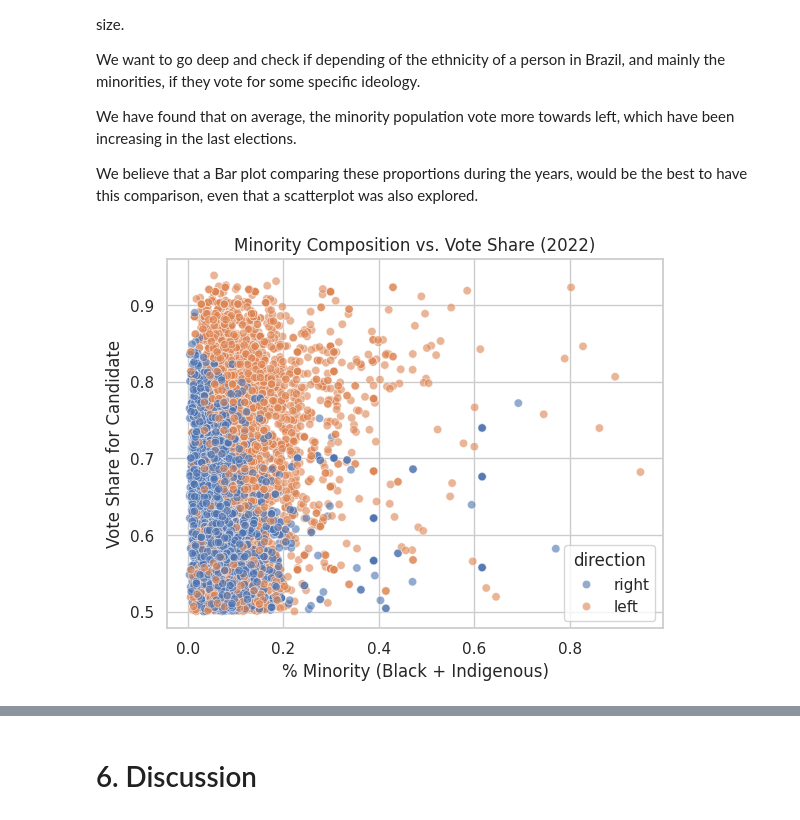
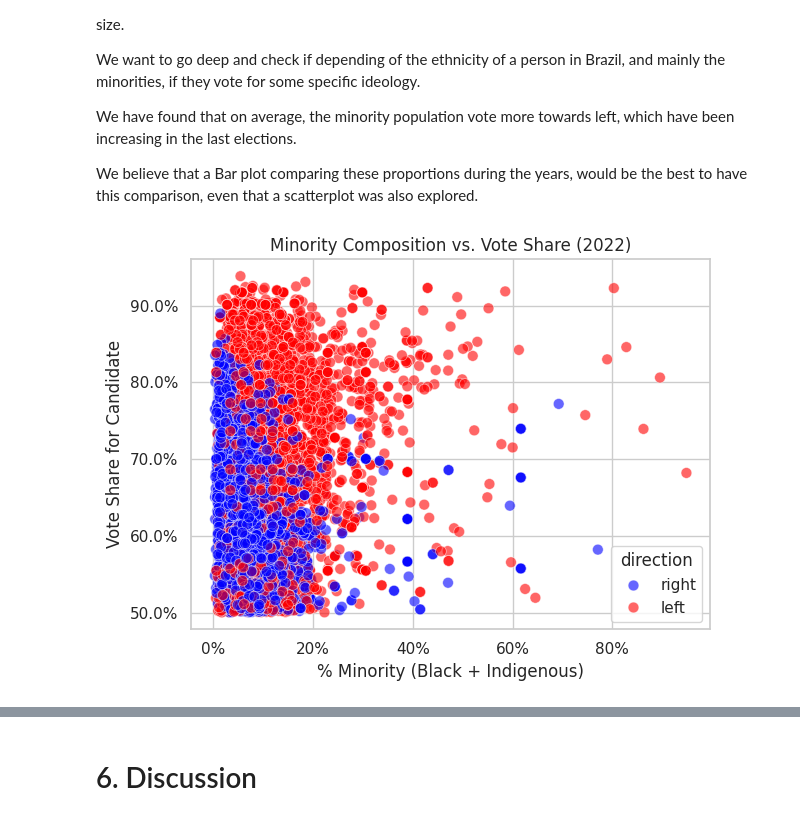
Before and after one commit to alonakonst/alonakonst.github.io, a Jupyter notebook: notebook.ipynb, the cells around one changed output, grey strips where cells are left out. Saved outputs shown, nothing was run; the diff lists cells and outputs as text; code cells hidden in the pictures.

```diff
--- a/notebook.ipynb
+++ b/notebook.ipynb
@@ -1348,18 +1365,36 @@ We have found that on average, the minority population vote more towards left, w
 
 We believe that a Bar plot comparing these proportions during the years, would be the best to have this comparison, even that a scatterplot was also explored.
 # %%
+import matplotlib.ticker as mtick
+
+palette = {
+    "left":  "#FF0000",   # red
+    "right": "#0000FF"    # blue
+}
+
 sns.scatterplot(
-    data=full_df[full_df['year'] == 2022],
-    x='Minority_pct',
-    y='pc_votos_validos',
-    hue='direction',
-    alpha=0.6
+    data  = full_df[full_df["year"] == 2022],
+    x     = "Minority_pct",
+    y     = "pc_votos_validos",
+    hue   = "direction",
+    palette = palette,        # <-- custom colours
+    alpha   = 0.6,
+    s       = 60,             # marker size
+    edgecolor = "white",      # thin white outline
+    linewidth = 0.5
 )
 plt.title("Minority Composition vs. Vote Share (2022)")
 plt.xlabel("% Minority (Black + Indigenous)")
 plt.ylabel("Vote Share for Candidate")
-plt.savefig("assets/minority_composition_vs_vote_share.png", dpi=300, bbox_inches="tight")
+
+# format both axes as %
+plt.gca().xaxis.set_major_formatter(mtick.PercentFormatter(1.0))   # 0 – 1 scale
+plt.gca().yaxis.set_major_formatter(mtick.PercentFormatter(1.0))
+
+plt.tight_layout()
+plt.savefig("assets/minority_composition_vs_vote_share.png",
+            dpi=300, bbox_inches="tight")
 plt.show()
 # %% [output]
-[figure, old version]
+[figure, new version]
 # %%
```
Also changed, not shown: parts of 10 cells of this notebook, 4 other files.
